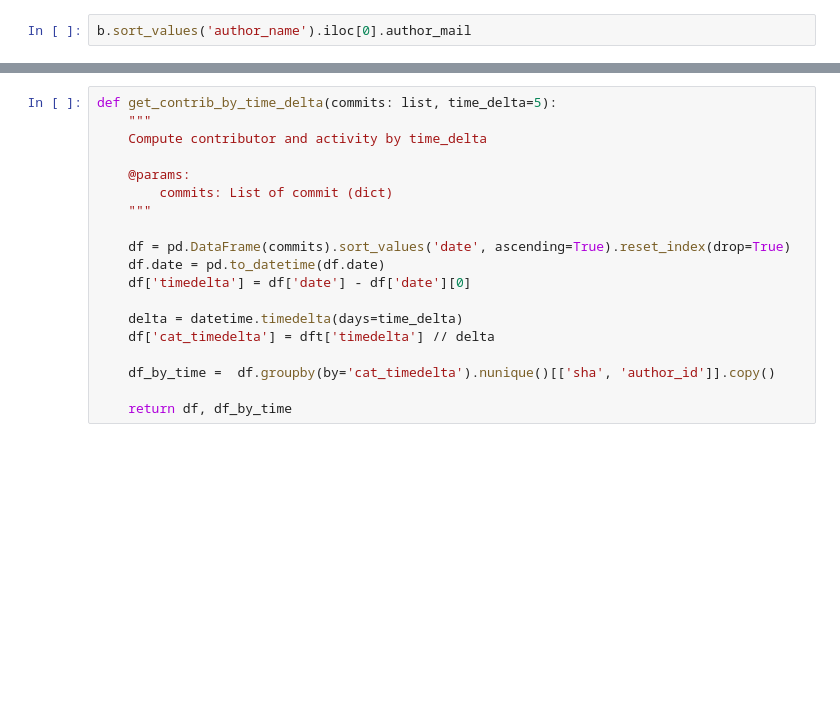
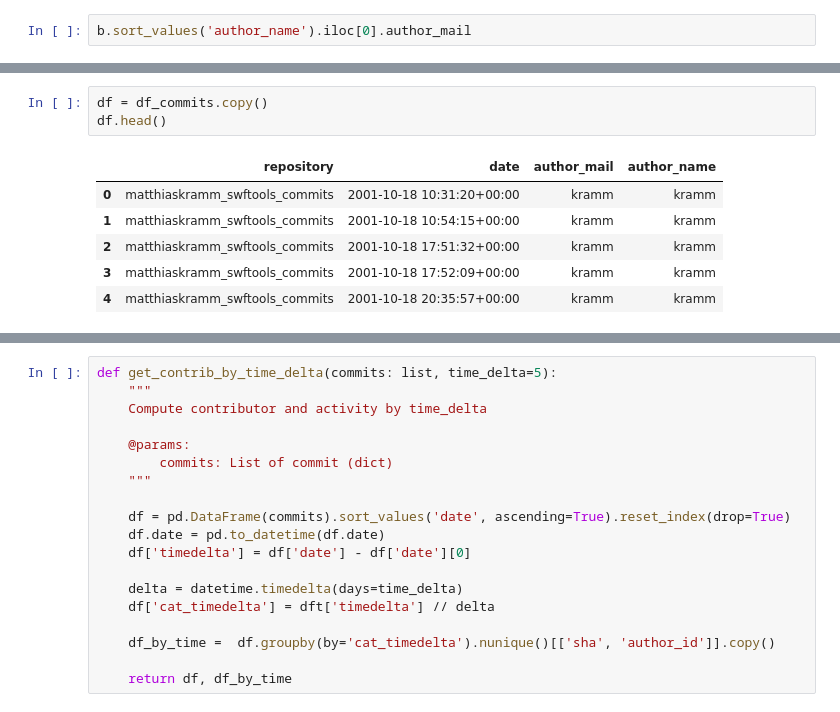
Before and after one commit to ThibautChataing/binaps_explore, a Jupyter notebook: github_explore/explore.ipynb, the cells around one changed output, grey strips where cells are left out. Saved outputs shown, nothing was run; the diff lists cells and outputs as text; blank space fills up the shorter version.

```diff
--- a/github_explore/explore.ipynb
+++ b/github_explore/explore.ipynb
@@ -220,0 +181,10 @@ for each repo :
+# %%
+df = df_commits.copy()
+df.head()
+# %% [output]
+|  | repository | date | author_mail | author_name |
+| 0 | matthiaskramm_swftools_commits | 2001-10-18 10:31:20+00:00 | kramm | kramm |
+| 1 | matthiaskramm_swftools_commits | 2001-10-18 10:54:15+00:00 | kramm | kramm |
+| 2 | matthiaskramm_swftools_commits | 2001-10-18 17:51:32+00:00 | kramm | kramm |
+| 3 | matthiaskramm_swftools_commits | 2001-10-18 17:52:09+00:00 | kramm | kramm |
+| 4 | matthiaskramm_swftools_commits | 2001-10-18 20:35:57+00:00 | kramm | kramm |
```
Also changed, not shown: parts of 14 cells of this notebook, 1 other file.
